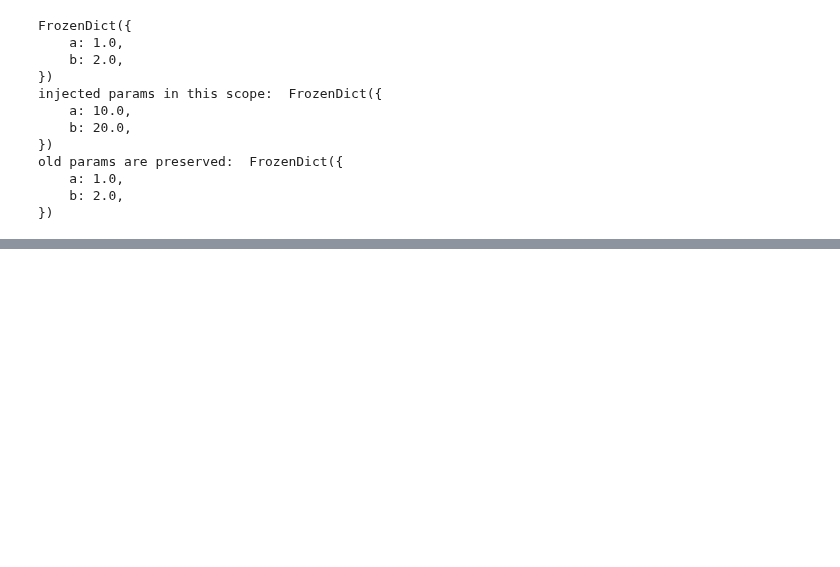
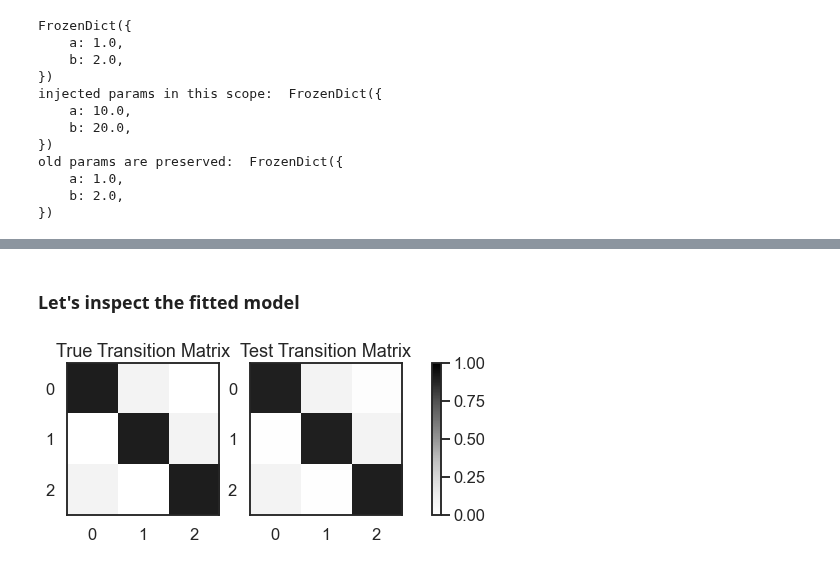
Before and after one commit to lindermanlab/ssm-jax, a Jupyter notebook: notebooks/scratch/params.ipynb, the cells around one changed output, grey strips where cells are left out. Cells and saved outputs as stored; diff of their text form; code cells hidden in the pictures; blank space fills up the shorter version.

```diff
--- a/notebooks/scratch/params.ipynb
+++ b/notebooks/scratch/params.ipynb
@@ -178,0 +307,12 @@ Parameters = FrozenDict({
+# %%
+fitted_params = opt.params_fn(opt_state)
+# %%
+fitted_hmm = test_hmm
+fitted_hmm._parameters = fitted_params
+# %% [markdown]
+### Let's inspect the fitted model
+# %%
+# Here, we compare the true and inferred transition matrix
+compare_transition_matrix(true_hmm.transition_matrix, fitted_hmm.transition_matrix)
+# %% [output]
+[figure, added]
```
Also changed, not shown: parts of 10 cells of this notebook.
